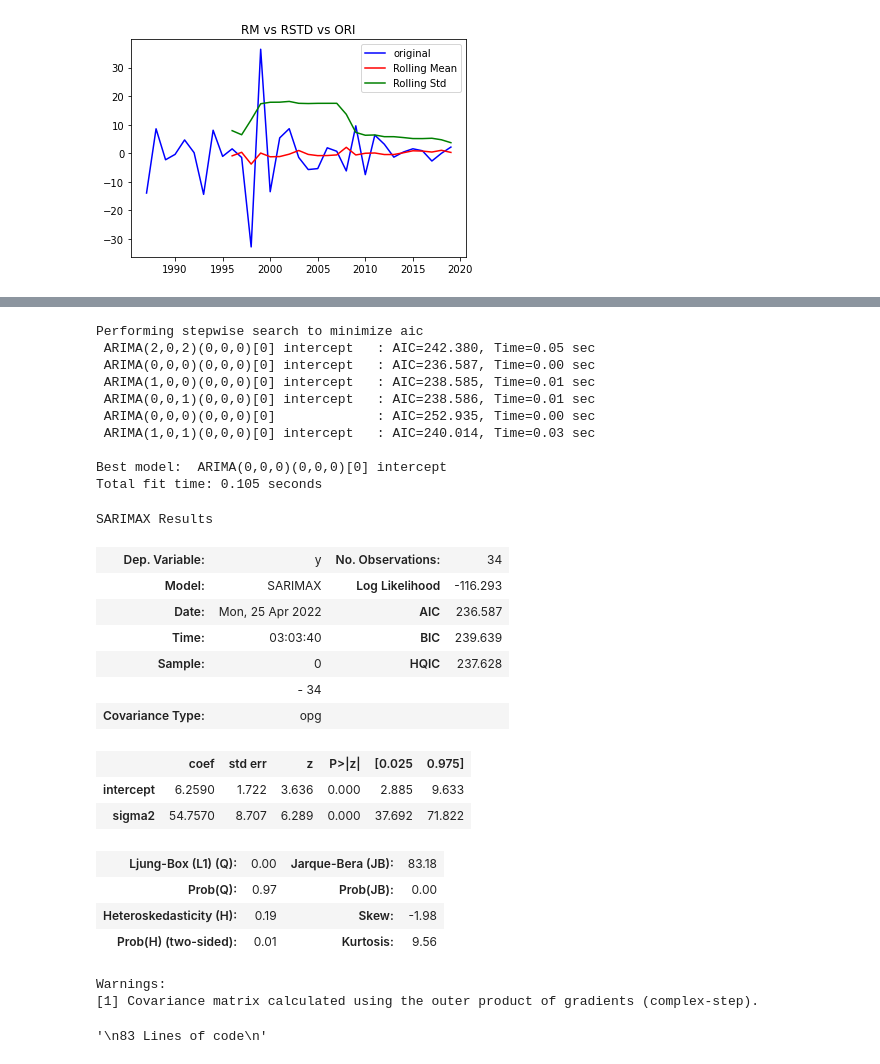
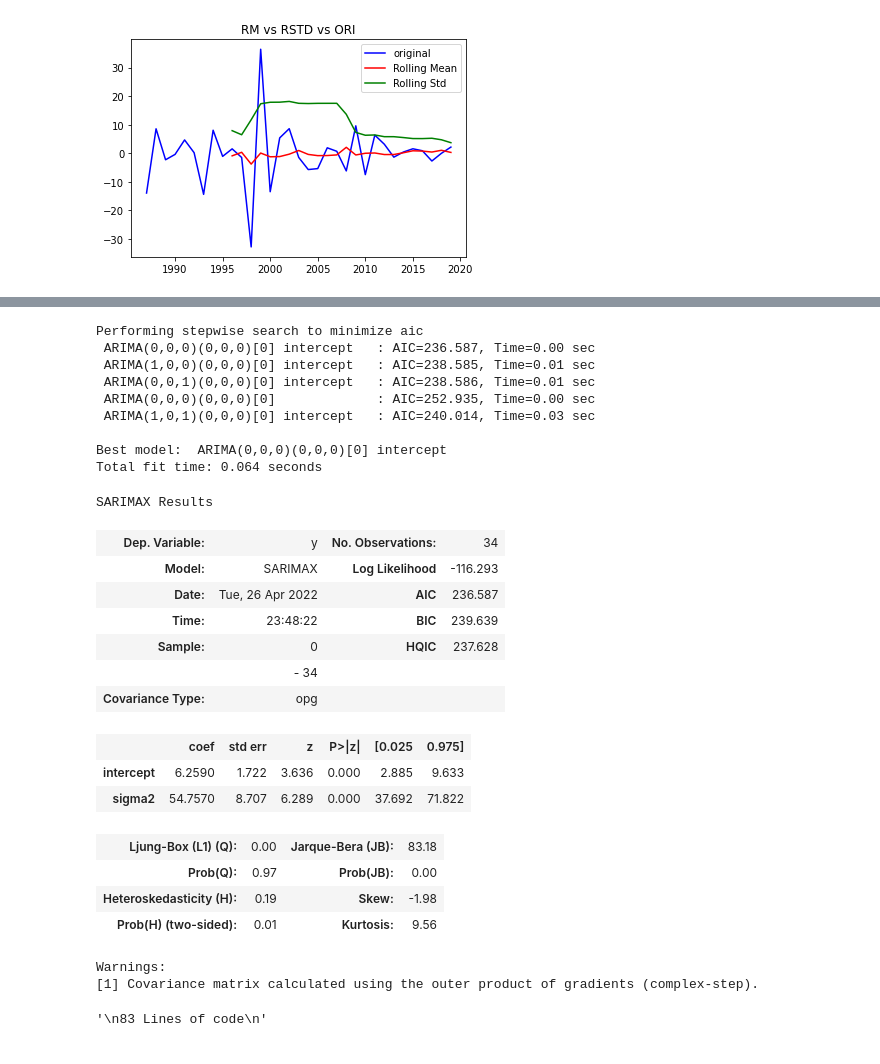
Before and after one commit to FarhanHabibie/UG-Project-Farhan, a Jupyter notebook: ARIMA VARMA Forecasts/ARIMA Univariate Forecast.ipynb, the cells around one changed output, grey strips where cells are left out. Drawn from its saved outputs; the diff is of its cells as text; code cells hidden in the pictures.

```diff
--- a/ARIMA VARMA Forecasts/ARIMA Univariate Forecast.ipynb
+++ b/ARIMA VARMA Forecasts/ARIMA Univariate Forecast.ipynb
@@ -239,31 +192,32 @@ Mean of actual:  7.476527534768708
 # %%
 """
 Idea for using pmdarima attributed to the video on youtube:
 
 https://www.youtube.com/watch?v=8FCDpFhd1zk&ab_channel=NachiketaHebbar
 """
 
-stepwise_fit = auto_arima(data, trace=True, suppress_warnings=True)
+autoarima = auto_arima(data, start_p=0, start_q=0,
+                       max_p=10, max_d=5, max_q=10,
+                       trace=True, d=0, suppress_warnings=True, n_fits=50)
 
-stepwise_fit.summary()
+autoarima.summary()
 
 #2 lines from youtube
 # %% [output]
 Performing stepwise search to minimize aic
- ARIMA(2,0,2)(0,0,0)[0] intercept   : AIC=242.380, Time=0.05 sec
  ARIMA(0,0,0)(0,0,0)[0] intercept   : AIC=236.587, Time=0.00 sec
  ARIMA(1,0,0)(0,0,0)[0] intercept   : AIC=238.585, Time=0.01 sec
  ARIMA(0,0,1)(0,0,0)[0] intercept   : AIC=238.586, Time=0.01 sec
  ARIMA(0,0,0)(0,0,0)[0]             : AIC=252.935, Time=0.00 sec
  ARIMA(1,0,1)(0,0,0)[0] intercept   : AIC=240.014, Time=0.03 sec
 
 Best model:  ARIMA(0,0,0)(0,0,0)[0] intercept
-Total fit time: 0.105 seconds
+Total fit time: 0.064 seconds
 SARIMAX Results
 | Dep. Variable: | y | No. Observations: | 34 |
 | Model: | SARIMAX | Log Likelihood | -116.293 |
-| Date: | Mon, 25 Apr 2022 | AIC | 236.587 |
-| Time: | 03:03:40 | BIC | 239.639 |
+| Date: | Tue, 26 Apr 2022 | AIC | 236.587 |
+| Time: | 23:48:22 | BIC | 239.639 |
 | Sample: | 0 | HQIC | 237.628 |
 |  | - 34 |  |  |
 | Covariance Type: | opg |  |  |
```
Also changed, not shown: parts of 10 cells of this notebook, 4 other files.
